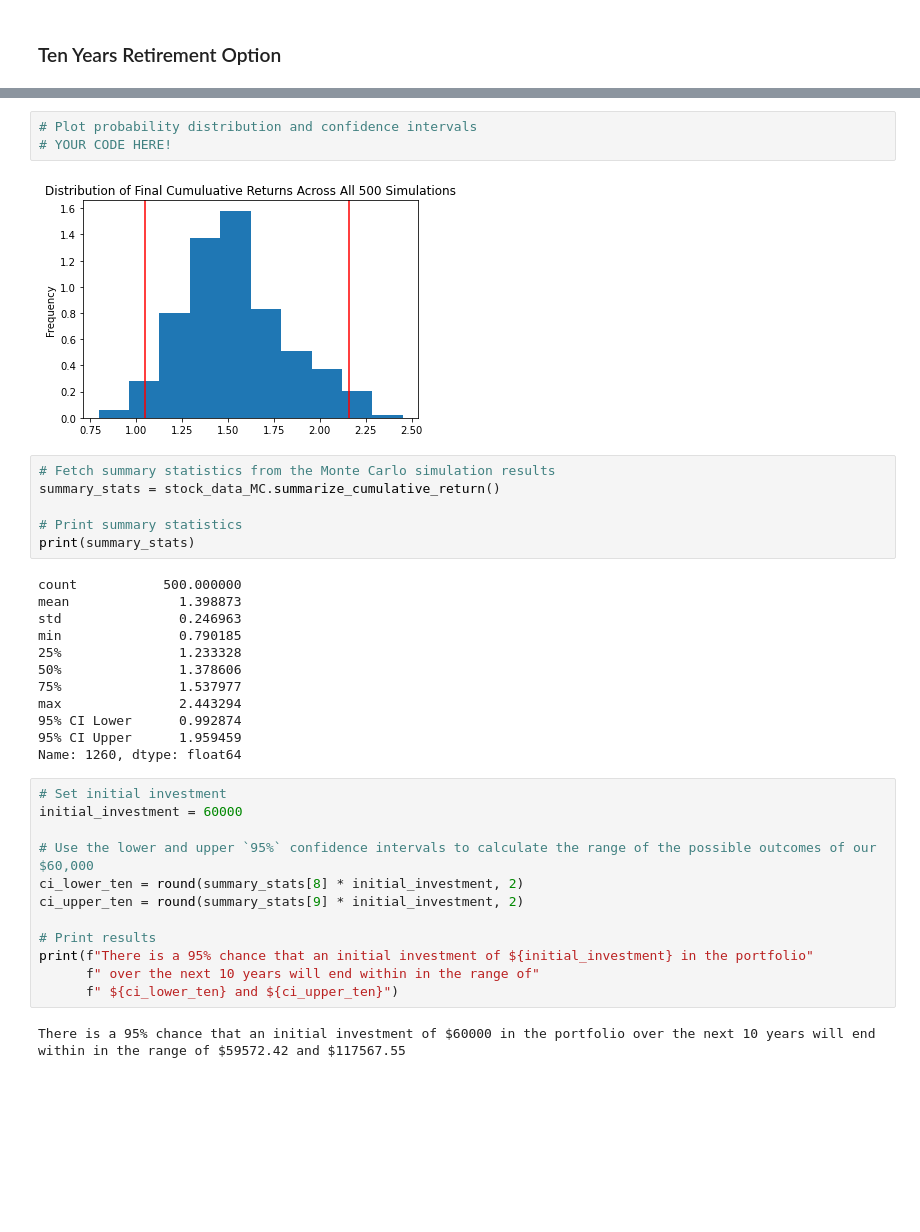
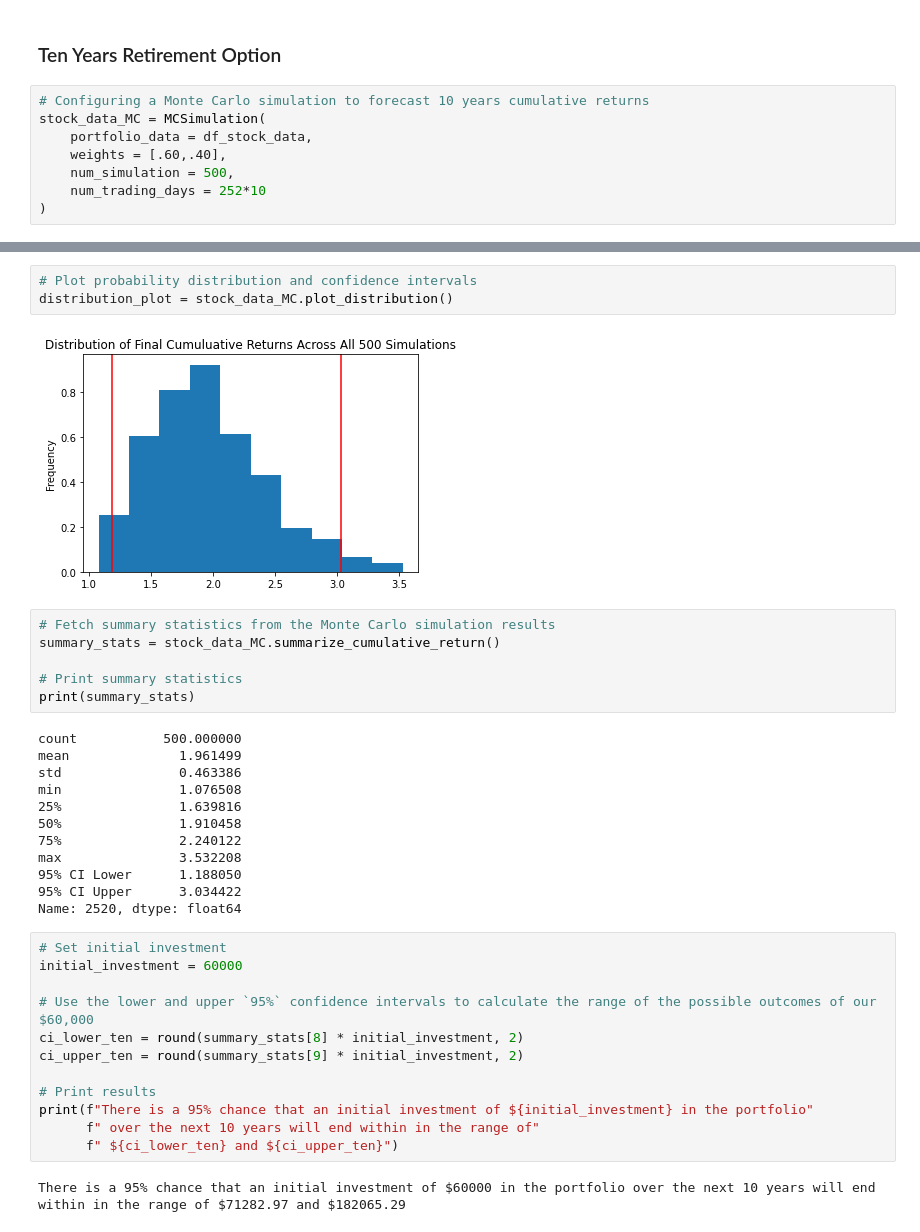
Before and after one commit to rbawilliams/Module-5-Challenge, a Jupyter notebook: financial_planning_tools.ipynb, the cells around one changed output, grey strips where cells are left out. Saved outputs shown, nothing was run; the diff lists cells and outputs as text; blank space fills up the shorter version.

```diff
--- a/financial_planning_tools.ipynb
+++ b/financial_planning_tools.ipynb
@@ -411,3 +412,11 @@ There is a 95% chance that an initial investment of $60000 in the portfolio over
 # %% [markdown]
 ### Ten Years Retirement Option
+# %%
+# Configuring a Monte Carlo simulation to forecast 10 years cumulative returns
+stock_data_MC = MCSimulation(
+    portfolio_data = df_stock_data,
+    weights = [.60,.40],
+    num_simulation = 500,
+    num_trading_days = 252*10
+)
 # %%
@@ -455,8 +466,8 @@ Running Monte Carlo simulation number 490.
 # %%
 # Plot probability distribution and confidence intervals
-# YOUR CODE HERE!
+distribution_plot = stock_data_MC.plot_distribution()
 # %% [output]
-[figure, old version]
+[figure, new version]
 # %%
 # Fetch summary statistics from the Monte Carlo simulation results
 summary_stats = stock_data_MC.summarize_cumulative_return()
@@ -465,16 +476,16 @@ summary_stats = stock_data_MC.summarize_cumulative_return()
 print(summary_stats)
 # %% [output]
 count           500.000000
-mean              1.398873
-std               0.246963
-min               0.790185
-25%               1.233328
-50%               1.378606
-75%               1.537977
-max               2.443294
-95% CI Lower      0.992874
-95% CI Upper      1.959459
-Name: 1260, dtype: float64
+mean              1.961499
+std               0.463386
+min               1.076508
+25%               1.639816
+50%               1.910458
+75%               2.240122
+max               3.532208
+95% CI Lower      1.188050
+95% CI Upper      3.034422
+Name: 2520, dtype: float64
 # %%
 # Set initial investment
 initial_investment = 60000
@@ -488,4 +499,4 @@ print(f"There is a 95% chance that an initial investment of ${initial_investment
       f" over the next 10 years will end within in the range of"
       f" ${ci_lower_ten} and ${ci_upper_ten}")
 # %% [output]
-There is a 95% chance that an initial investment of $60000 in the portfolio over the next 10 years will end within in the range of $59572.42 and $117567.55
+There is a 95% chance that an initial investment of $60000 in the portfolio over the next 10 years will end within in the range of $71282.97 and $182065.29
```
Also changed, not shown: parts of 16 cells of this notebook.
